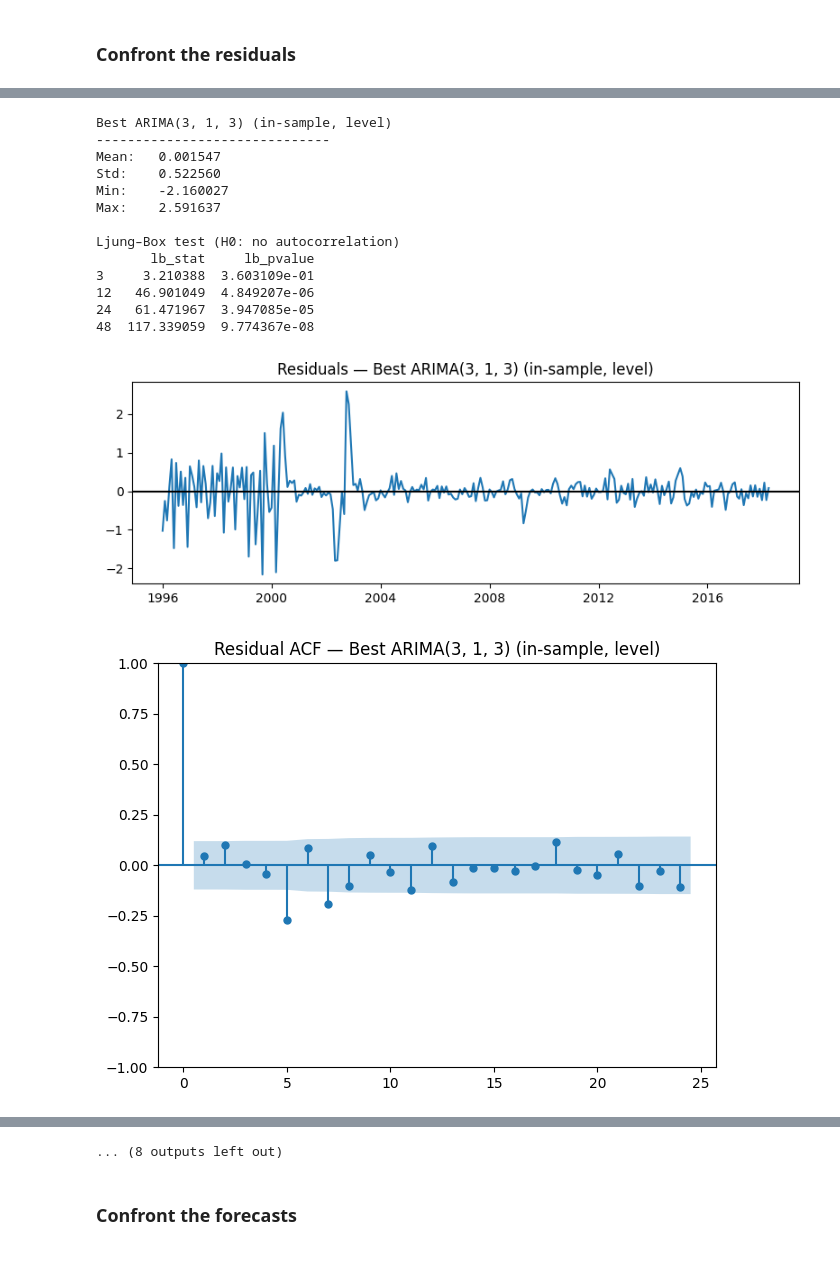
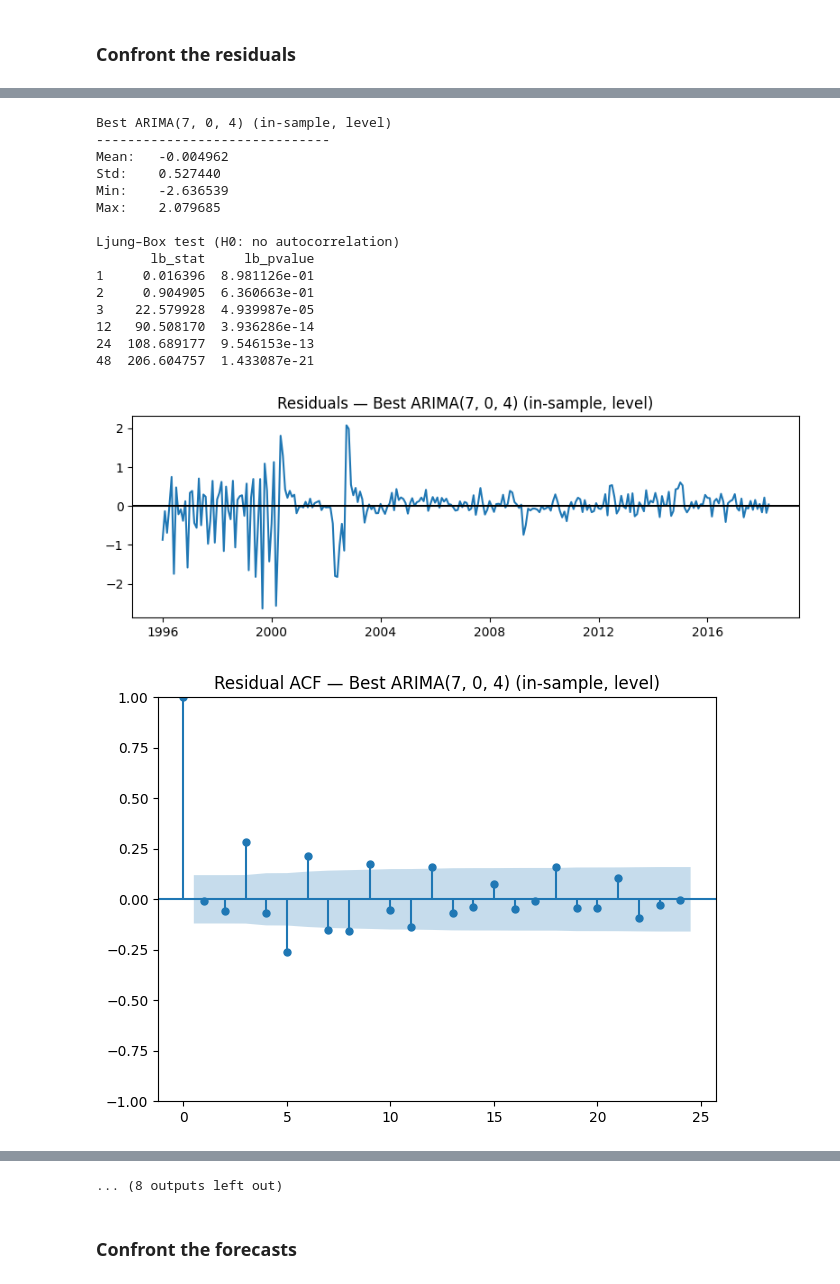
Before and after one commit to alessandro-macchi/bayesian_analysis, a Jupyter notebook: main_analysis.ipynb, the cells around one changed output, grey strips where cells are left out. Drawn from its saved outputs; the diff is of its cells as text; code cells hidden in the pictures.

```diff
--- a/main_analysis.ipynb
+++ b/main_analysis.ipynb
@@ -306,9 +306,9 @@ y_test_arima = test_df[target_col]
 # Grid search for ARIMA(p,d,q)
 orders_to_try = [
     (p, d, q)
-    for p in range(0, 4)  # p = 0..5
+    for p in range(0, 8)  # p = 0..5
     for d in range(0, 2)
-    for q in range(0, 4)  # q = 0..5
+    for q in range(0, 8)  # q = 0..5
 ]
 
 seasonal_order = (0, 0, 0, 0)
@@ -501,7 +512,7 @@ Name: arima_best_errors_oos, dtype: float64
 # ===========================================
 
 # Choose the ARIMA order manually
-order = (2, 1, 0)      # <-- put your numbers here, e.g. (2,1,0)
+order = (2, 0, 1)      # <-- put your numbers here, e.g. (2,1,0)
 seasonal_order = (0, 0, 0, 0)
 
 print(f"\n=== Fitting ARIMA{order} on {target_col} ===")
@@ -539,6 +550,6 @@ print("\nLjung–Box p-values:")
 print(lb)
 
 # Optional: store outputs
-arima_210_model = res
-arima_210_forecast = fcast
+arima_201_model = res
+arima_201_forecast = fcast
 # %% [output]
@@ -556,12 +567,12 @@ Ljung–Box p-values:
 # %% [markdown]
 #### Residuals
 # %%
-arima_210_resid_in = arima_210_model.resid.dropna()
+arima_201_resid_in = arima_201_model.resid.dropna()
 
-arima_210_resid_in.name = "arima_210_resid_in"
+arima_201_resid_in.name = "arima_201_resid_in"
 
 print("\nBest ARIMA — in-sample residuals (head):")
-print(arima_210_resid_in.head())
+print(arima_201_resid_in.head())
 # %% [output]
 Best ARIMA — in-sample residuals (head):
 date
@@ -1013,7 +1024,7 @@ def quick_resid_diagnostics(resid: pd.Series, title: str):
     print(f"Max:    {resid.max():.6f}")
 
     # Ljung–Box test
-    lb = acorr_ljungbox(resid.dropna(), lags=[3, 12, 24, 48], return_df=True)
+    lb = acorr_ljungbox(resid.dropna(), lags=[1, 2, 3, 12, 24, 48], return_df=True)
     print("\nLjung–Box test (H0: no autocorrelation)")
     print(lb)
 
@@ -1037,8 +1048,8 @@ def quick_resid_diagnostics(resid: pd.Series, title: str):
 
 # Esempi:
 quick_resid_diagnostics(rw_resid_in,          "Random Walk with Drift (in-sample, level)")
-quick_resid_diagnostics(arima_210_resid_in,  f"Best ARIMA{best_order} (in-sample, level)")
-quick_resid_diagnostics(arima_210_resid_in, "ARIMA(2, 1, 0) (in-sample, level)")
+quick_resid_diagnostics(arima_201_resid_in,  f"Best ARIMA{best_order} (in-sample, level)")
+quick_resid_diagnostics(arima_201_resid_in, "ARIMA(2, 0, 1) (in-sample, level)")
 quick_resid_diagnostics(var_resid_in,         "VAR (in-sample, level)")
 quick_resid_diagnostics(rf_resid_in,          "Random Forest (in-sample, level)")
 # %% [output]
@@ -1054,22 +1067,24 @@ Ljung–Box test (H0: no autocorrelation)
 3    79.227046  4.495974e-17
 12  224.326707  3.004466e-41
 24  260.351341  1.452476e-41
 48  419.843145  7.536207e-61
 [figure]
 [figure]
 [figure]
-Best ARIMA(3, 1, 3) (in-sample, level)
+Best ARIMA(7, 0, 4) (in-sample, level)
 ------------------------------
-Mean:   0.001547
-Std:    0.522560
-Min:    -2.160027
-Max:    2.591637
+Mean:   -0.004962
+Std:    0.527440
+Min:    -2.636539
+Max:    2.079685
 
 Ljung–Box test (H0: no autocorrelation)
        lb_stat     lb_pvalue
-3     3.210388  3.603109e-01
-12   46.901049  4.849207e-06
-24   61.471967  3.947085e-05
-48  117.339059  9.774367e-08
+1     0.016396  8.981126e-01
+2     0.904905  6.360663e-01
+3    22.579928  4.939987e-05
+12   90.508170  3.936286e-14
+24  108.689177  9.546153e-13
+48  206.604757  1.433087e-21
-[figure, old version]
+[figure, new version]
-[figure, old version]
+[figure, new version]
```
Also changed, not shown: parts of 21 cells of this notebook.
